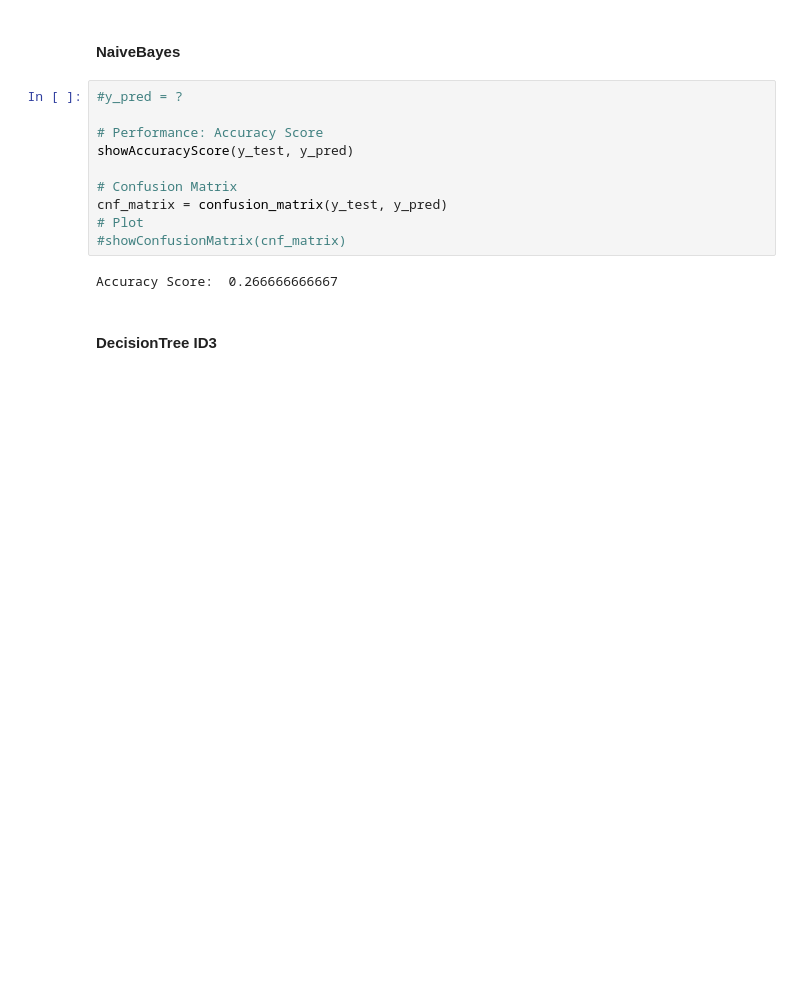
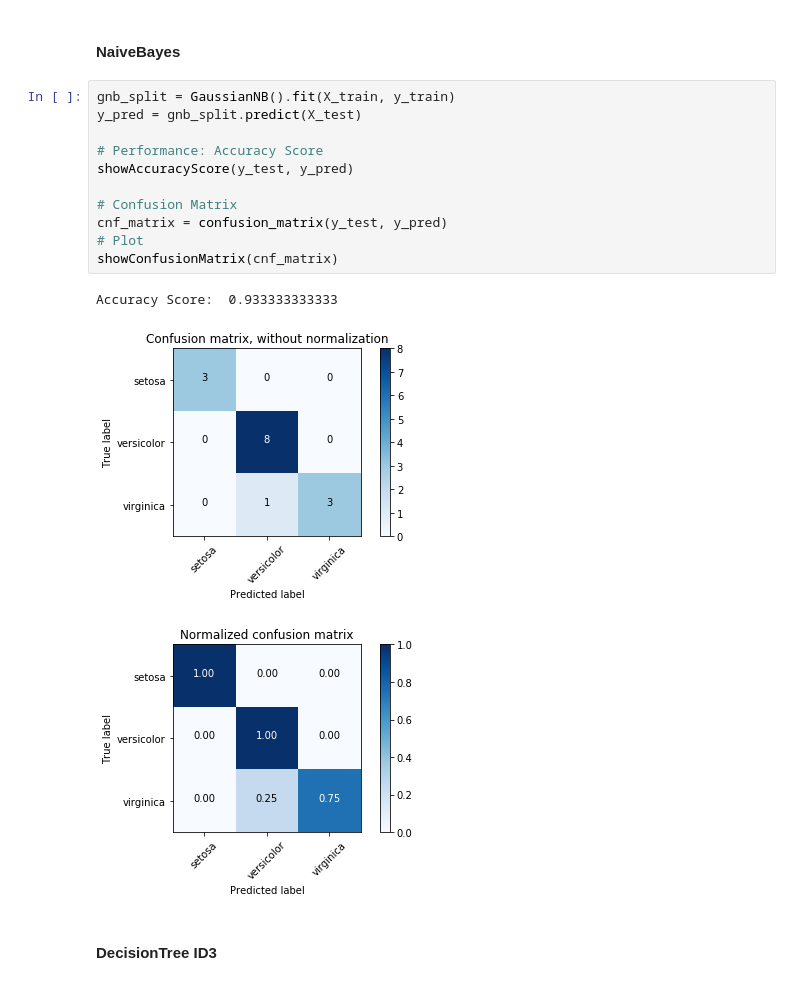
Before and after one commit to ermasavior/scikit-learn-ML, a Jupyter notebook: Tucil2_13516072.ipynb, the cells around one changed output. Cells and saved outputs as stored; diff of their text form; blank space fills up the shorter version.

```diff
--- a/Tucil2_13516072.ipynb
+++ b/Tucil2_13516072.ipynb
@@ -214,17 +280,20 @@ def showConfusionMatrix(cnf_matrix):
 # %% [markdown]
 #### NaiveBayes
 # %%
-#y_pred = ?
+gnb_split = GaussianNB().fit(X_train, y_train)
+y_pred = gnb_split.predict(X_test)
 
 # Performance: Accuracy Score
 showAccuracyScore(y_test, y_pred)
 
 # Confusion Matrix
 cnf_matrix = confusion_matrix(y_test, y_pred)
 # Plot
-#showConfusionMatrix(cnf_matrix)
+showConfusionMatrix(cnf_matrix)
 # %% [output]
-Accuracy Score:  0.266666666667
+Accuracy Score:  0.933333333333
+[figure, added]
+[figure, added]
 # %% [markdown]
 #### DecisionTree ID3
 # %%
```
Also changed, not shown: parts of 17 cells of this notebook, 2 other files.
